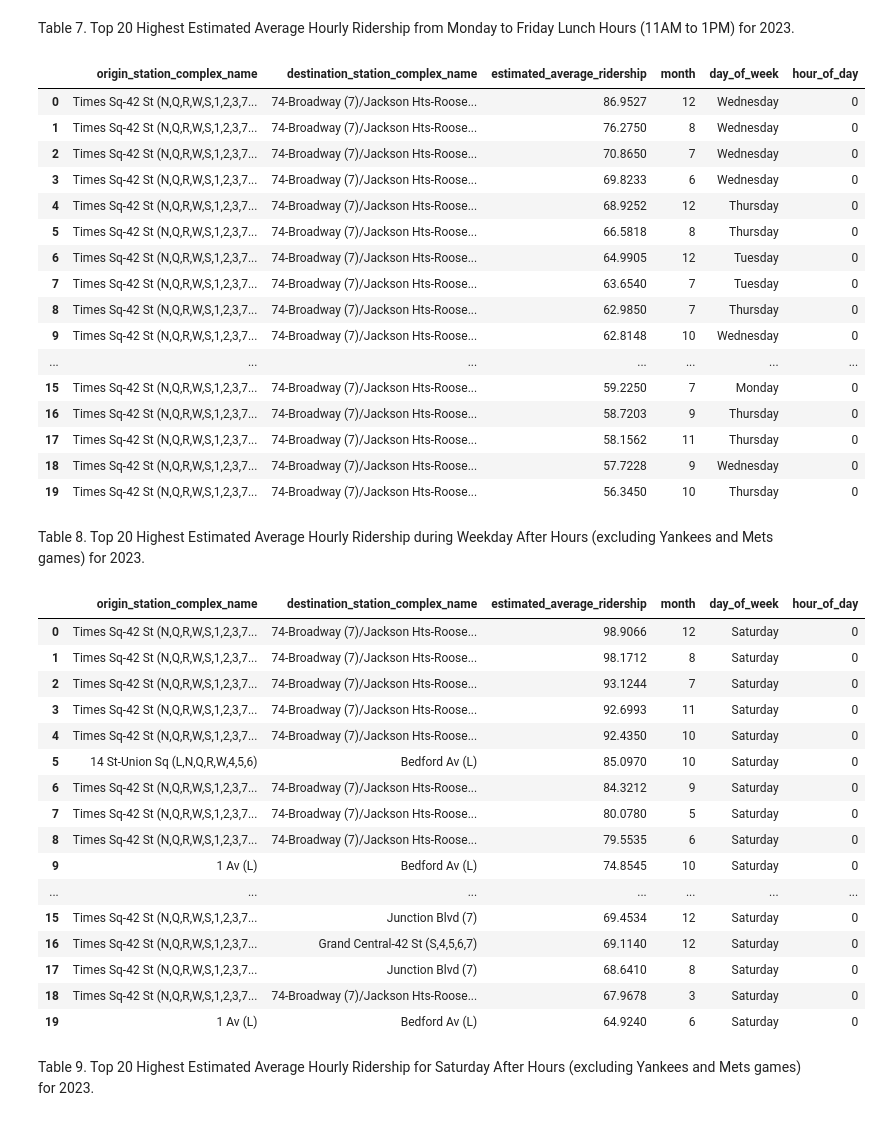
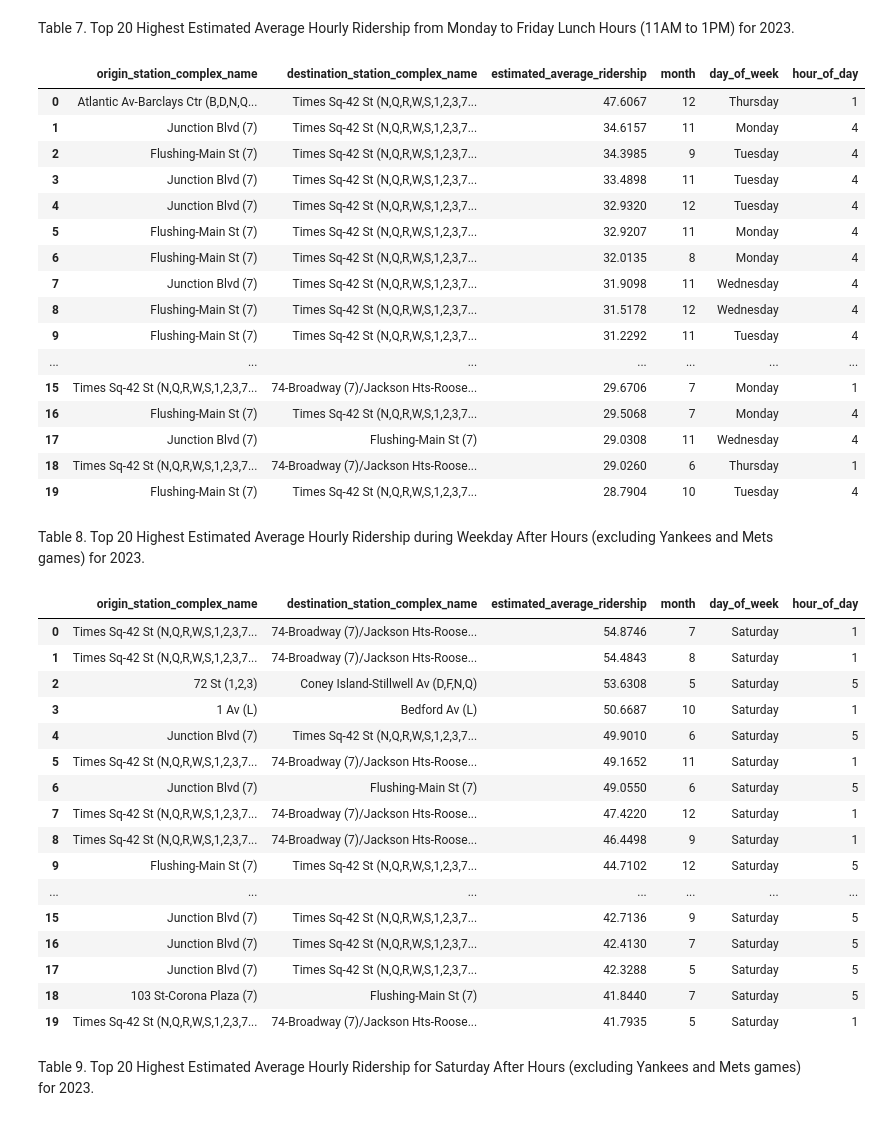
Before and after one commit to mebauer/mta-data, a Jupyter notebook: subway-trips.ipynb, the cells around one changed output. Drawn from its saved outputs; the diff is of its cells as text; code cells hidden in the pictures.

```diff
--- a/subway-trips.ipynb
+++ b/subway-trips.ipynb
@@ -421,37 +456,37 @@ Table 7. Top 20 Highest Estimated Average Hourly Ridership from Monday to Friday
 # %%
 con.sql("""
     SELECT
         origin_station_complex_name,
         destination_station_complex_name,
         estimated_average_ridership,
         month,
         day_of_week,
         hour_of_day
     FROM trips
-    WHERE hour_of_day < 5
+    WHERE hour_of_day BETWEEN 1 AND 4
         AND day_of_week NOT IN ('Friday', 'Saturday', 'Sunday')
         AND origin_station_complex_name NOT IN ('Mets-Willets Point (7)', '161 St-Yankee Stadium (B,D,4)')
     ORDER BY estimated_average_ridership DESC
     LIMIT 20
 """).df()
 # %% [output]
 |  | origin_station_complex_name | destination_station_complex_name | estimated_average_ridership | month | day_of_week | hour_of_day |
-| 0 | Times Sq-42 St (N,Q,R,W,S,1,2,3,7... | 74-Broadway (7)/Jackson Hts-Roose... | 86.9527 | 12 | Wednesday | 0 |
-| 1 | Times Sq-42 St (N,Q,R,W,S,1,2,3,7... | 74-Broadway (7)/Jackson Hts-Roose... | 76.2750 | 8 | Wednesday | 0 |
-| 2 | Times Sq-42 St (N,Q,R,W,S,1,2,3,7... | 74-Broadway (7)/Jackson Hts-Roose... | 70.8650 | 7 | Wednesday | 0 |
-| 3 | Times Sq-42 St (N,Q,R,W,S,1,2,3,7... | 74-Broadway (7)/Jackson Hts-Roose... | 69.8233 | 6 | Wednesday | 0 |
-| 4 | Times Sq-42 St (N,Q,R,W,S,1,2,3,7... | 74-Broadway (7)/Jackson Hts-Roose... | 68.9252 | 12 | Thursday | 0 |
-| 5 | Times Sq-42 St (N,Q,R,W,S,1,2,3,7... | 74-Broadway (7)/Jackson Hts-Roose... | 66.5818 | 8 | Thursday | 0 |
-| 6 | Times Sq-42 St (N,Q,R,W,S,1,2,3,7... | 74-Broadway (7)/Jackson Hts-Roose... | 64.9905 | 12 | Tuesday | 0 |
-| 7 | Times Sq-42 St (N,Q,R,W,S,1,2,3,7... | 74-Broadway (7)/Jackson Hts-Roose... | 63.6540 | 7 | Tuesday | 0 |
-| 8 | Times Sq-42 St (N,Q,R,W,S,1,2,3,7... | 74-Broadway (7)/Jackson Hts-Roose... | 62.9850 | 7 | Thursday | 0 |
-| 9 | Times Sq-42 St (N,Q,R,W,S,1,2,3,7... | 74-Broadway (7)/Jackson Hts-Roose... | 62.8148 | 10 | Wednesday | 0 |
+| 0 | Atlantic Av-Barclays Ctr (B,D,N,Q... | Times Sq-42 St (N,Q,R,W,S,1,2,3,7... | 47.6067 | 12 | Thursday | 1 |
+| 1 | Junction Blvd (7) | Times Sq-42 St (N,Q,R,W,S,1,2,3,7... | 34.6157 | 11 | Monday | 4 |
+| 2 | Flushing-Main St (7) | Times Sq-42 St (N,Q,R,W,S,1,2,3,7... | 34.3985 | 9 | Tuesday | 4 |
+| 3 | Junction Blvd (7) | Times Sq-42 St (N,Q,R,W,S,1,2,3,7... | 33.4898 | 11 | Tuesday | 4 |
+| 4 | Junction Blvd (7) | Times Sq-42 St (N,Q,R,W,S,1,2,3,7... | 32.9320 | 12 | Tuesday | 4 |
+| 5 | Flushing-Main St (7) | Times Sq-42 St (N,Q,R,W,S,1,2,3,7... | 32.9207 | 11 | Monday | 4 |
+| 6 | Flushing-Main St (7) | Times Sq-42 St (N,Q,R,W,S,1,2,3,7... | 32.0135 | 8 | Monday | 4 |
+| 7 | Junction Blvd (7) | Times Sq-42 St (N,Q,R,W,S,1,2,3,7... | 31.9098 | 11 | Wednesday | 4 |
+| 8 | Flushing-Main St (7) | Times Sq-42 St (N,Q,R,W,S,1,2,3,7... | 31.5178 | 12 | Wednesday | 4 |
+| 9 | Flushing-Main St (7) | Times Sq-42 St (N,Q,R,W,S,1,2,3,7... | 31.2292 | 11 | Tuesday | 4 |
 | ... | ... | ... | ... | ... | ... | ... |
-| 15 | Times Sq-42 St (N,Q,R,W,S,1,2,3,7... | 74-Broadway (7)/Jackson Hts-Roose... | 59.2250 | 7 | Monday | 0 |
-| 16 | Times Sq-42 St (N,Q,R,W,S,1,2,3,7... | 74-Broadway (7)/Jackson Hts-Roose... | 58.7203 | 9 | Thursday | 0 |
-| 17 | Times Sq-42 St (N,Q,R,W,S,1,2,3,7... | 74-Broadway (7)/Jackson Hts-Roose... | 58.1562 | 11 | Thursday | 0 |
-| 18 | Times Sq-42 St (N,Q,R,W,S,1,2,3,7... | 74-Broadway (7)/Jackson Hts-Roose... | 57.7228 | 9 | Wednesday | 0 |
-| 19 | Times Sq-42 St (N,Q,R,W,S,1,2,3,7... | 74-Broadway (7)/Jackson Hts-Roose... | 56.3450 | 10 | Thursday | 0 |
+| 15 | Times Sq-42 St (N,Q,R,W,S,1,2,3,7... | 74-Broadway (7)/Jackson Hts-Roose... | 29.6706 | 7 | Monday | 1 |
+| 16 | Flushing-Main St (7) | Times Sq-42 St (N,Q,R,W,S,1,2,3,7... | 29.5068 | 7 | Monday | 4 |
+| 17 | Junction Blvd (7) | Flushing-Main St (7) | 29.0308 | 11 | Wednesday | 4 |
+| 18 | Times Sq-42 St (N,Q,R,W,S,1,2,3,7... | 74-Broadway (7)/Jackson Hts-Roose... | 29.0260 | 6 | Thursday | 1 |
+| 19 | Flushing-Main St (7) | Times Sq-42 St (N,Q,R,W,S,1,2,3,7... | 28.7904 | 10 | Tuesday | 4 |
 # %% [markdown]
 Table 8. Top 20 Highest Estimated Average Hourly Ridership during Weekday After Hours (excluding Yankees and Mets games) for 2023.
 # %%
@@ -464,7 +499,7 @@ con.sql("""
         day_of_week,
         hour_of_day
     FROM trips
-    WHERE hour_of_day < 5
+    WHERE hour_of_day BETWEEN 1 AND 5
         AND day_of_week IN ('Saturday')
         AND origin_station_complex_name NOT IN ('Mets-Willets Point (7)', '161 St-Yankee Stadium (B,D,4)')
     ORDER BY estimated_average_ridership DESC
@@ -472,22 +507,22 @@ con.sql("""
 """).df()
 # %% [output]
 |  | origin_station_complex_name | destination_station_complex_name | estimated_average_ridership | month | day_of_week | hour_of_day |
-| 0 | Times Sq-42 St (N,Q,R,W,S,1,2,3,7... | 74-Broadway (7)/Jackson Hts-Roose... | 98.9066 | 12 | Saturday | 0 |
-| 1 | Times Sq-42 St (N,Q,R,W,S,1,2,3,7... | 74-Broadway (7)/Jackson Hts-Roose... | 98.1712 | 8 | Saturday | 0 |
-| 2 | Times Sq-42 St (N,Q,R,W,S,1,2,3,7... | 74-Broadway (7)/Jackson Hts-Roose... | 93.1244 | 7 | Saturday | 0 |
-| 3 | Times Sq-42 St (N,Q,R,W,S,1,2,3,7... | 74-Broadway (7)/Jackson Hts-Roose... | 92.6993 | 11 | Saturday | 0 |
-| 4 | Times Sq-42 St (N,Q,R,W,S,1,2,3,7... | 74-Broadway (7)/Jackson Hts-Roose... | 92.4350 | 10 | Saturday | 0 |
-| 5 | 14 St-Union Sq (L,N,Q,R,W,4,5,6) | Bedford Av (L) | 85.0970 | 10 | Saturday | 0 |
-| 6 | Times Sq-42 St (N,Q,R,W,S,1,2,3,7... | 74-Broadway (7)/Jackson Hts-Roose... | 84.3212 | 9 | Saturday | 0 |
-| 7 | Times Sq-42 St (N,Q,R,W,S,1,2,3,7... | 74-Broadway (7)/Jackson Hts-Roose... | 80.0780 | 5 | Saturday | 0 |
-| 8 | Times Sq-42 St (N,Q,R,W,S,1,2,3,7... | 74-Broadway (7)/Jackson Hts-Roose... | 79.5535 | 6 | Saturday | 0 |
-| 9 | 1 Av (L) | Bedford Av (L) | 74.8545 | 10 | Saturday | 0 |
+| 0 | Times Sq-42 St (N,Q,R,W,S,1,2,3,7... | 74-Broadway (7)/Jackson Hts-Roose... | 54.8746 | 7 | Saturday | 1 |
+| 1 | Times Sq-42 St (N,Q,R,W,S,1,2,3,7... | 74-Broadway (7)/Jackson Hts-Roose... | 54.4843 | 8 | Saturday | 1 |
+| 2 | 72 St (1,2,3) | Coney Island-Stillwell Av (D,F,N,Q) | 53.6308 | 5 | Saturday | 5 |
+| 3 | 1 Av (L) | Bedford Av (L) | 50.6687 | 10 | Saturday | 1 |
+| 4 | Junction Blvd (7) | Times Sq-42 St (N,Q,R,W,S,1,2,3,7... | 49.9010 | 6 | Saturday | 5 |
+| 5 | Times Sq-42 St (N,Q,R,W,S,1,2,3,7... | 74-Broadway (7)/Jackson Hts-Roose... | 49.1652 | 11 | Saturday | 1 |
+| 6 | Junction Blvd (7) | Flushing-Main St (7) | 49.0550 | 6 | Saturday | 5 |
+| 7 | Times Sq-42 St (N,Q,R,W,S,1,2,3,7... | 74-Broadway (7)/Jackson Hts-Roose... | 47.4220 | 12 | Saturday | 1 |
+| 8 | Times Sq-42 St (N,Q,R,W,S,1,2,3,7... | 74-Broadway (7)/Jackson Hts-Roose... | 46.4498 | 9 | Saturday | 1 |
+| 9 | Flushing-Main St (7) | Times Sq-42 St (N,Q,R,W,S,1,2,3,7... | 44.7102 | 12 | Saturday | 5 |
 | ... | ... | ... | ... | ... | ... | ... |
-| 15 | Times Sq-42 St (N,Q,R,W,S,1,2,3,7... | Junction Blvd (7) | 69.4534 | 12 | Saturday | 0 |
-| 16 | Times Sq-42 St (N,Q,R,W,S,1,2,3,7... | Grand Central-42 St (S,4,5,6,7) | 69.1140 | 12 | Saturday | 0 |
-| 17 | Times Sq-42 St (N,Q,R,W,S,1,2,3,7... | Junction Blvd (7) | 68.6410 | 8 | Saturday | 0 |
-| 18 | Times Sq-42 St (N,Q,R,W,S,1,2,3,7... | 74-Broadway (7)/Jackson Hts-Roose... | 67.9678 | 3 | Saturday | 0 |
-| 19 | 1 Av (L) | Bedford Av (L) | 64.9240 | 6 | Saturday | 0 |
+| 15 | Junction Blvd (7) | Times Sq-42 St (N,Q,R,W,S,1,2,3,7... | 42.7136 | 9 | Saturday | 5 |
+| 16 | Junction Blvd (7) | Times Sq-42 St (N,Q,R,W,S,1,2,3,7... | 42.4130 | 7 | Saturday | 5 |
+| 17 | Junction Blvd (7) | Times Sq-42 St (N,Q,R,W,S,1,2,3,7... | 42.3288 | 5 | Saturday | 5 |
+| 18 | 103 St-Corona Plaza (7) | Flushing-Main St (7) | 41.8440 | 7 | Saturday | 5 |
+| 19 | Times Sq-42 St (N,Q,R,W,S,1,2,3,7... | 74-Broadway (7)/Jackson Hts-Roose... | 41.7935 | 5 | Saturday | 1 |
 # %% [markdown]
 Table 9. Top 20 Highest Estimated Average Hourly Ridership for Saturday After Hours (excluding Yankees and Mets games) for 2023.
 # %% [markdown]
```
Also changed, not shown: parts of 21 cells of this notebook, 3 other files.
